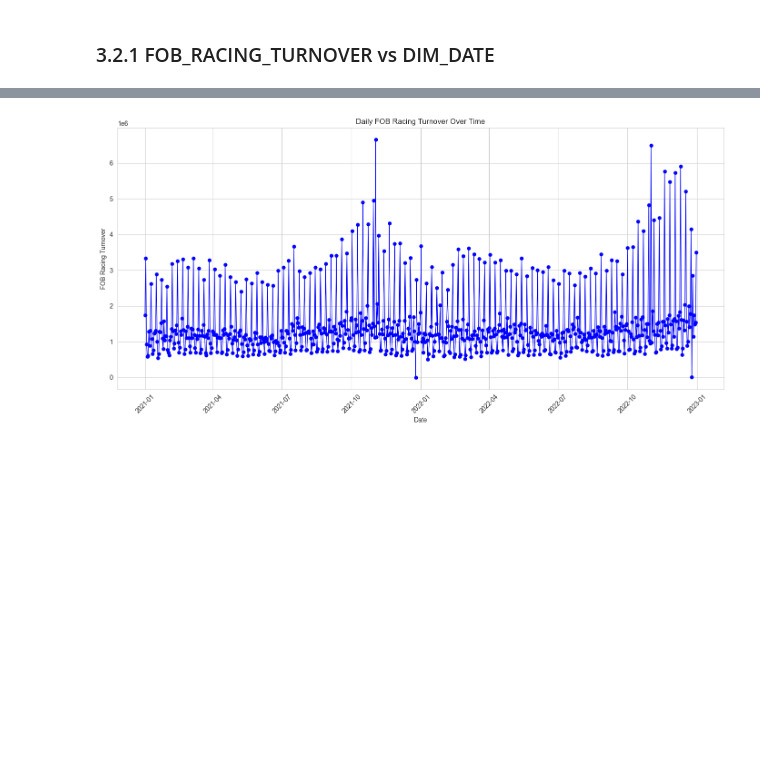
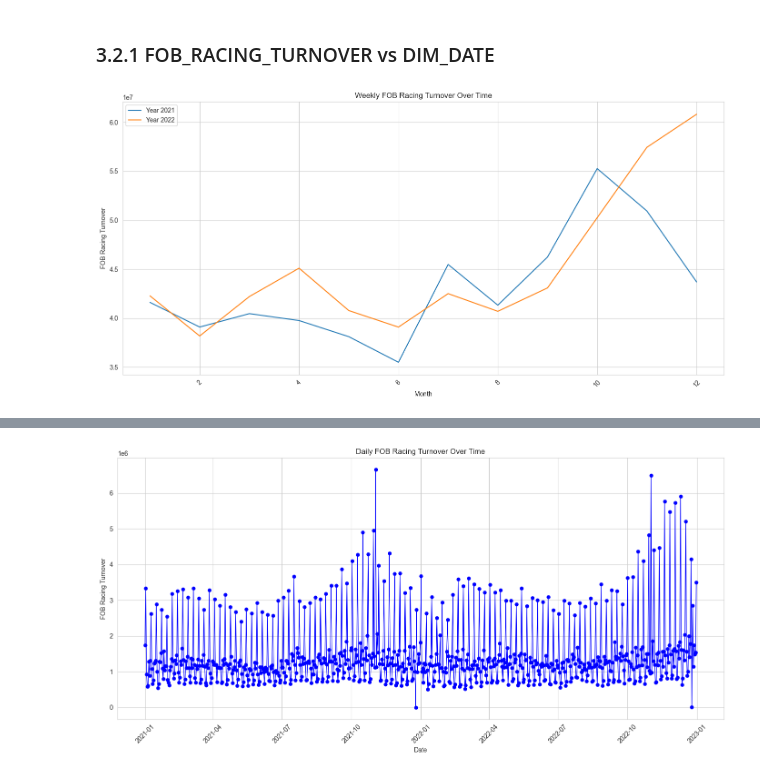
Before and after one commit to ThanhVo15/Competition, a Jupyter notebook: 2. Data Got Talent/2. Final Round/Code/TAB_Betting_Data.ipynb, the cells around one changed output, grey strips where cells are left out. Cells and saved outputs as stored; diff of their text form; code cells hidden in the pictures; blank space fills up the shorter version.

```diff
--- a/2. Data Got Talent/2. Final Round/Code/TAB_Betting_Data.ipynb
+++ b/2. Data Got Talent/2. Final Round/Code/TAB_Betting_Data.ipynb
@@ -388,0 +371,13 @@ rows_removed
+# %%
+# Convert DATE_DIM to datetime format
+df['DATE_DIM'] = pd.to_datetime(df['DATE_DIM'])
+# Tạo cột 'Week' và 'Month'
+df['Week'] = df['DATE_DIM'].dt.isocalendar().week
+df['Month'] = df['DATE_DIM'].dt.month
+df['Year'] = df['DATE_DIM'].dt.year
+# Convert DATE_DIM to datetime format
+df['DATE_DIM'] = df['DATE_DIM'].dt.date
+# Check the conversion by displaying the dtype of DATE_DIM
+df['DATE_DIM'].dtype
+
+df.head()
@@ -939,3 +944,29 @@ plt.show()
 ## 3.2 Times Series
 # %% [markdown]
 ### 3.2.1   FOB_RACING_TURNOVER vs DIM_DATE
+# %%
+import matplotlib.pyplot as plt
+
+# Aggregate FOB_RACING_TURNOVER by week and year
+fob_racing_turnover_weekly = df.groupby(['Year', 'Month'])['FOB_RACING_TURNOVER'].sum()
+
+# Plot the time series of FOB_RACING_TURNOVER by week and year
+plt.figure(figsize=(14, 7))
+
+# Lặp qua từng năm trong dữ liệu
+for year in sorted(df['Year'].unique()):
+    # Kiểm tra xem năm có trong dữ liệu không
+    if year in fob_racing_turnover_weekly.index.levels[0]:
+        plt.plot(fob_racing_turnover_weekly[year], label=f'Year {year}')
+
+plt.title('Weekly FOB Racing Turnover Over Time')
+plt.xlabel('Month')
+plt.ylabel('FOB Racing Turnover')
+plt.grid(True)
+plt.xticks(rotation=45)
+plt.legend()
+plt.tight_layout()
+
+plt.show()
+# %% [output]
+[figure, added]
```
Also changed, not shown: parts of 11 cells of this notebook.
